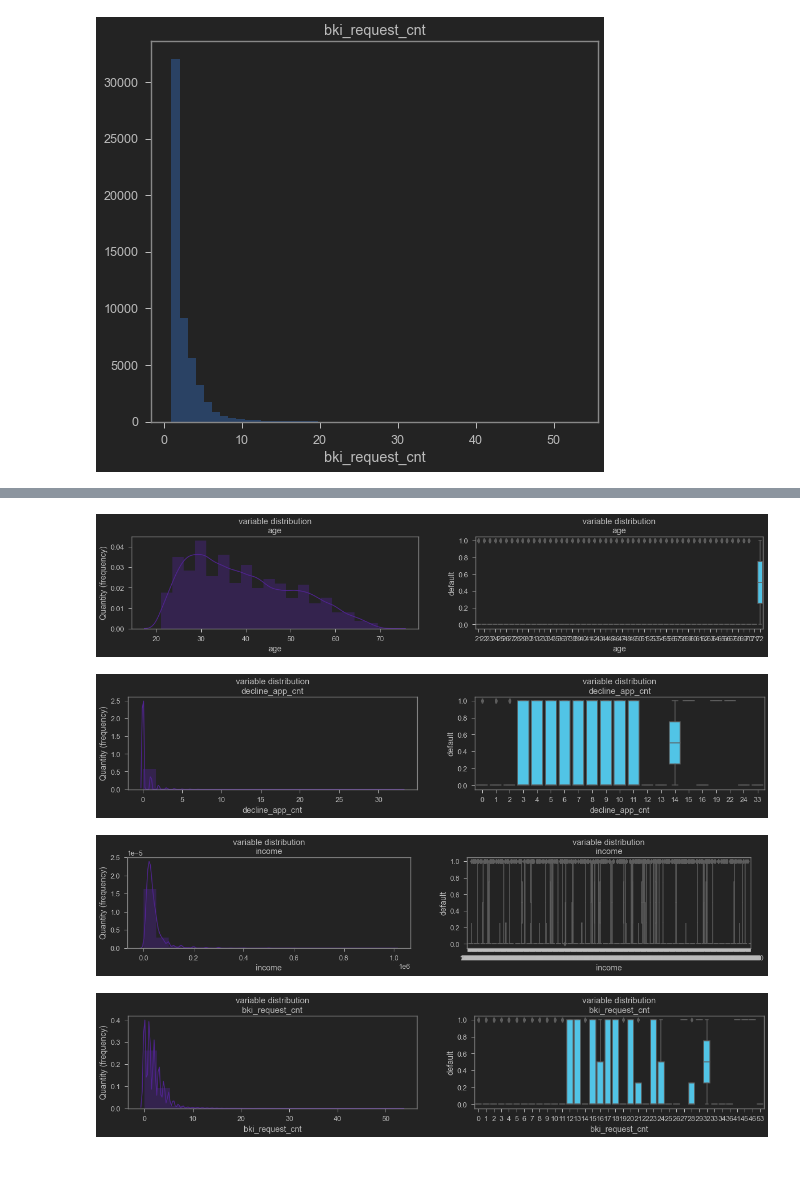
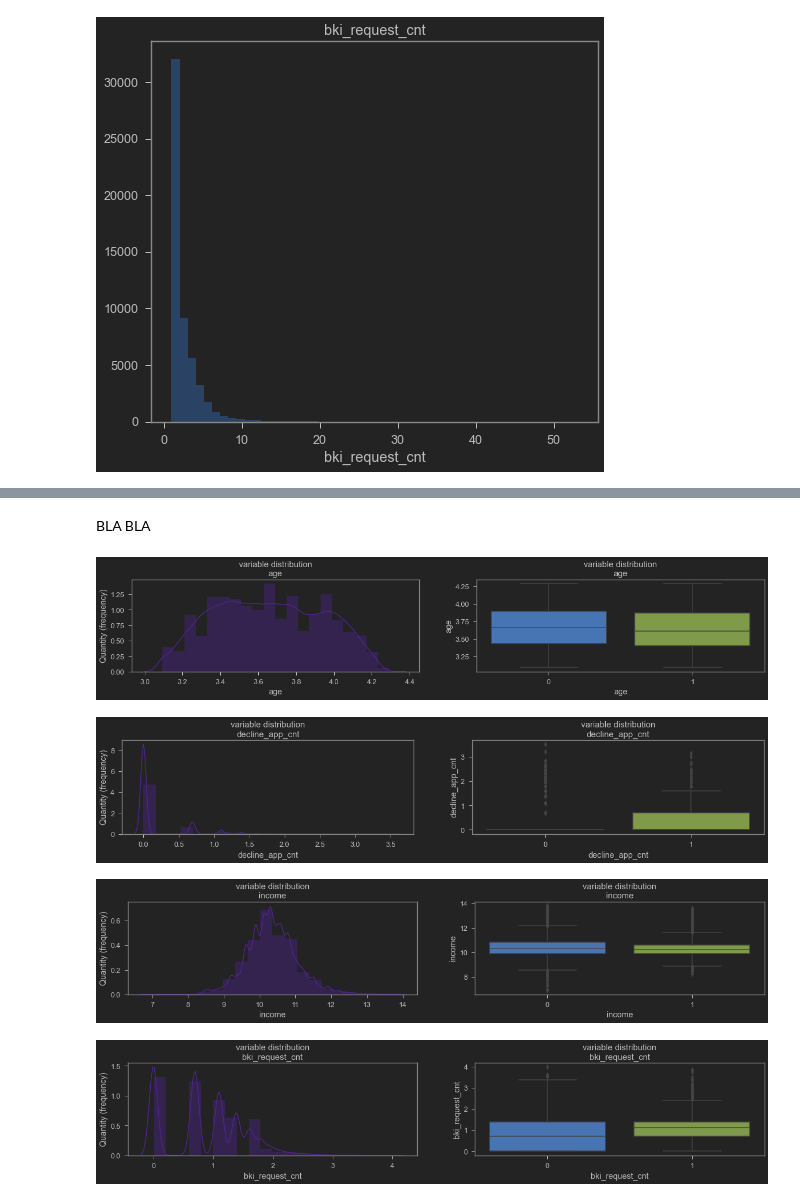
Before and after one commit to Paull-dark/PET_Projects_-SF-, a Jupyter notebook: module_5_Bank_Scoring/Collector's job.ipynb, the cells around one changed output, grey strips where cells are left out. Cells and saved outputs as stored; diff of their text form; code cells hidden in the pictures; blank space fills up the shorter version.

```diff
--- a/module_5_Bank_Scoring/Collector's job.ipynb
+++ b/module_5_Bank_Scoring/Collector's job.ipynb
@@ -171,3 +148,0 @@ def get_boxplot(column):
-# %%
-for col in num_cols:
-    get_boxplot(col)
@@ -179,18 +149,24 @@ for col in num_cols:
+# %% [markdown]
+BLA BLA
+# %%
+df1 = df.copy()
+for col in num_cols:
+    df1[col] = df[col].apply(lambda x: np.log(x+1))
 # %%
 for i in num_cols:
     plt.figure(figsize=(20, 3))
     plt.subplot(121)
-    sns.distplot(df[i].values, bins=20, color=colors[1])
+    sns.distplot(df1[i].values, bins=20, color=colors[1])
     plt.title('variable distribution\n' + i, fontsize=15)
     plt.xlabel(i)
     plt.ylabel('Quantity (frequency)')
 
     plt.subplot(122)
-    sns.boxplot(x =df[i].values, y = df['default'], color=colors[3])
+    sns.boxplot(x = 'default',y = i,data=df1)
     plt.title('variable distribution\n' + i, fontsize=15)
     plt.xlabel(i)
 # %% [output]
-[figure, old version]
+[figure, new version]
-[figure, old version]
+[figure, new version]
-[figure, old version]
+[figure, new version]
-[figure, old version]
+[figure, new version]
```
Also changed, not shown: parts of 48 cells of this notebook.
